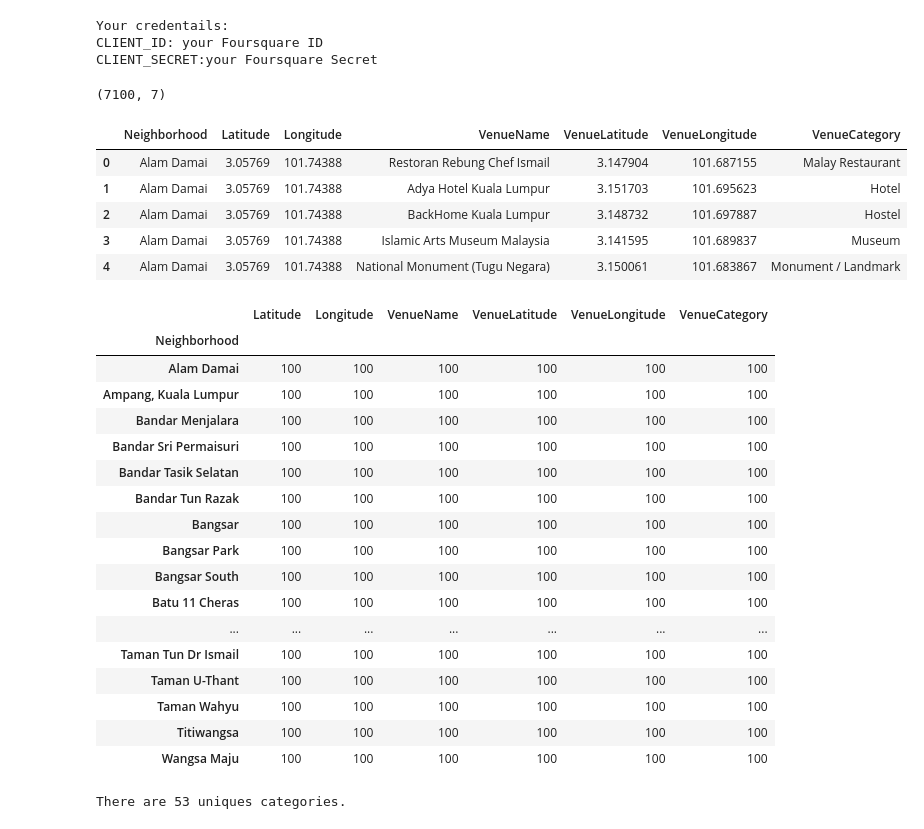
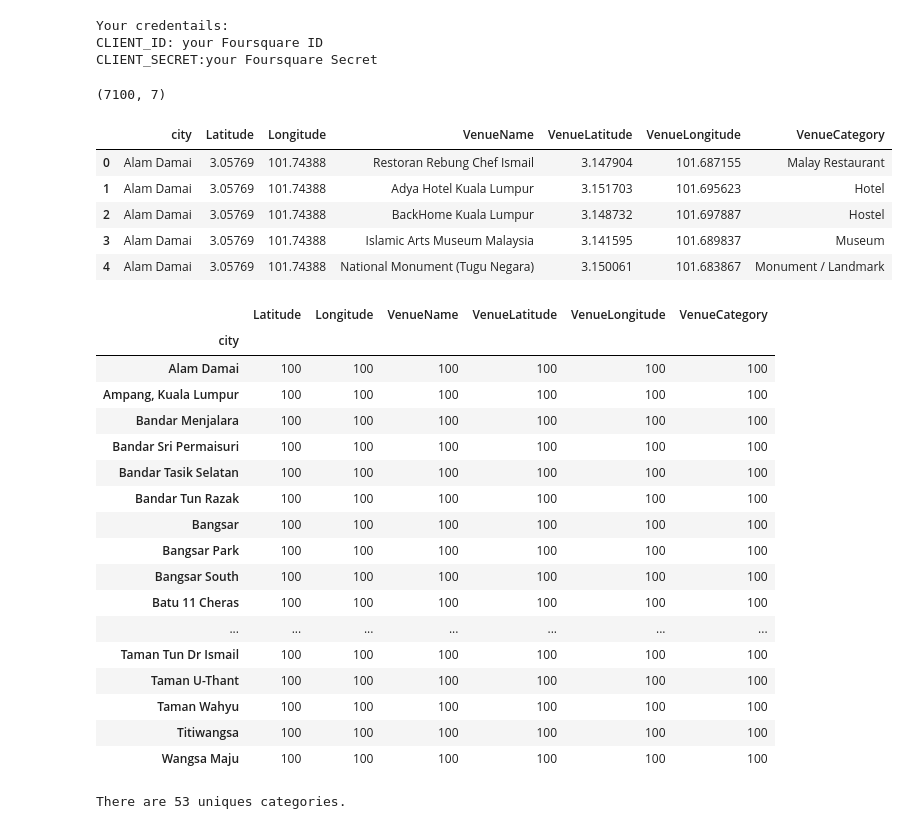
Before and after one commit to shnk123/assignment-1, a Jupyter notebook: week5.ipynb, the cells around one changed output. Saved outputs shown, nothing was run; the diff lists cells and outputs as text; code cells hidden in the pictures.

```diff
--- a/week5.ipynb
+++ b/week5.ipynb
@@ -67,12 +64,12 @@ kl_df.shape
 !pip install geocoder
 import geocoder
 
-def get_latlng(neighborhood):
-    # initialize your variable to None
+def get_latlng(city):
+
     lat_lng_coords = None
-    # loop until you get the coordinates
+
     while(lat_lng_coords is None):
-        g = geocoder.arcgis('{}, Kuala Lumpur, Malaysia'.format(neighborhood))
+        g = geocoder.arcgis('{}, Kuala Lumpur, Malaysia'.format(city))
         lat_lng_coords = g.latlng
     return lat_lng_coords
 # %% [output]
@@ -90,2 +87,3 @@ Requirement already satisfied: decorator in /opt/conda/envs/Python36/lib/python3
 # %%
-coords = [ get_latlng(neighborhood) for neighborhood in kl_df["Neighborhood"].tolist() ]
+coords = [ get_latlng(city) for city in kl_df["city"].tolist() ]
+coords
@@ -151,9 +147,8 @@ The geograpical coordinate of Kuala Lumpur, Malaysia 3.1516964, 101.6942371.
 # %%
 map_kl = folium.Map(location=[latitude, longitude], zoom_start=11)
 
-# add markers to map
-for lat, lng, neighborhood in zip(kl_df['Latitude'], kl_df['Longitude'], kl_df['Neighborhood']):
-    label = '{}'.format(neighborhood)
+for lat, lng, city in zip(kl_df['Latitude'], kl_df['Longitude'], kl_df['city']):
+    label = '{}'.format(city)
     label = folium.Popup(label, parse_html=True)
     folium.CircleMarker(
         [lat, lng],
@@ -188,9 +183,9 @@ LIMIT = 100
 
 venues = []
 
-for lat, long, neighborhood in zip(kl_df['Latitude'], kl_df['Longitude'], kl_df['Neighborhood']):
+for lat, long, neighborhood in zip(kl_df['Latitude'], kl_df['Longitude'], kl_df['city']):
 
-    # create the API request URL
+
     url = "https://api.foursquare.com/v2/venues/explore?client_id=QQAC1RQWPUUWNMF0VK0X5OQCCC3KA54FMGNBY4BMJHPJIQBQ&client_secret=NCEMUK2DIDBZXNCMS3HFBASTGCUNLRFH3EKHCGYPKOKQEK4X&v=20180605&ll=3.15,101.69&radius=2000&limit=100".format(
         CLIENT_ID,
         CLIENT_SECRET,
@@ -200,9 +195,9 @@ for lat, long, neighborhood in zip(kl_df['Latitude'], kl_df['Longitude'], kl_df[
         radius,
         LIMIT)
 
-    # make the GET request
+
     result = requests.get(url).json()["response"]['groups'][0]['items']
-    result
+
 
     for venue in result:
         venues.append((
@@ -215,26 +210,26 @@ for lat, long, neighborhood in zip(kl_df['Latitude'], kl_df['Longitude'], kl_df[
             venue['venue']['categories'][0]['name']))
 # %%
 venues_df = pd.DataFrame(venues)
-# define the  names
-venues_df.columns = ['Neighborhood', 'Latitude', 'Longitude', 'VenueName', 'VenueLatitude', 'VenueLongitude', 'VenueCategory']
+
+venues_df.columns = ['city', 'Latitude', 'Longitude', 'VenueName', 'VenueLatitude', 'VenueLongitude', 'VenueCategory']
 
 
 venues_df.shape
 print(venues_df.shape)
 venues_df.head()
 # %% [output]
 (7100, 7)
-|  | Neighborhood | Latitude | Longitude | VenueName | VenueLatitude | VenueLongitude | VenueCategory |
+|  | city | Latitude | Longitude | VenueName | VenueLatitude | VenueLongitude | VenueCategory |
 | 0 | Alam Damai | 3.05769 | 101.74388 | Restoran Rebung Chef Ismail | 3.147904 | 101.687155 | Malay Restaurant |
 | 1 | Alam Damai | 3.05769 | 101.74388 | Adya Hotel Kuala Lumpur | 3.151703 | 101.695623 | Hotel |
 | 2 | Alam Damai | 3.05769 | 101.74388 | BackHome Kuala Lumpur | 3.148732 | 101.697887 | Hostel |
 | 3 | Alam Damai | 3.05769 | 101.74388 | Islamic Arts Museum Malaysia | 3.141595 | 101.689837 | Museum |
 | 4 | Alam Damai | 3.05769 | 101.74388 | National Monument (Tugu Negara) | 3.150061 | 101.683867 | Monument / Landmark |
 # %%
-venues_df.groupby(["Neighborhood"]).count()
+venues_df.groupby(["city"]).count()
 # %% [output]
 |  | Latitude | Longitude | VenueName | VenueLatitude | VenueLongitude | VenueCategory |
-| Neighborhood |  |  |  |  |  |  |
+| city |  |  |  |  |  |  |
 | Alam Damai | 100 | 100 | 100 | 100 | 100 | 100 |
 | Ampang, Kuala Lumpur | 100 | 100 | 100 | 100 | 100 | 100 |
 | Bandar Menjalara | 100 | 100 | 100 | 100 | 100 | 100 |
```
Also changed, not shown: parts of 22 cells of this notebook.
